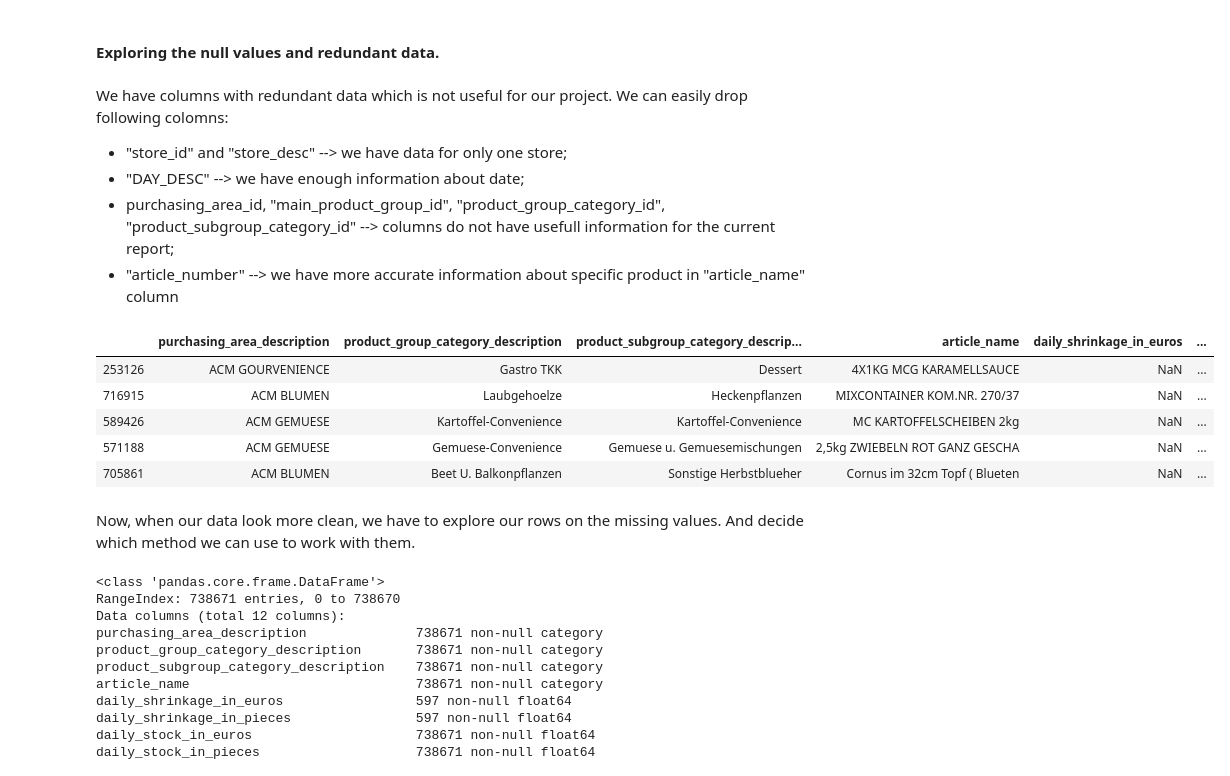
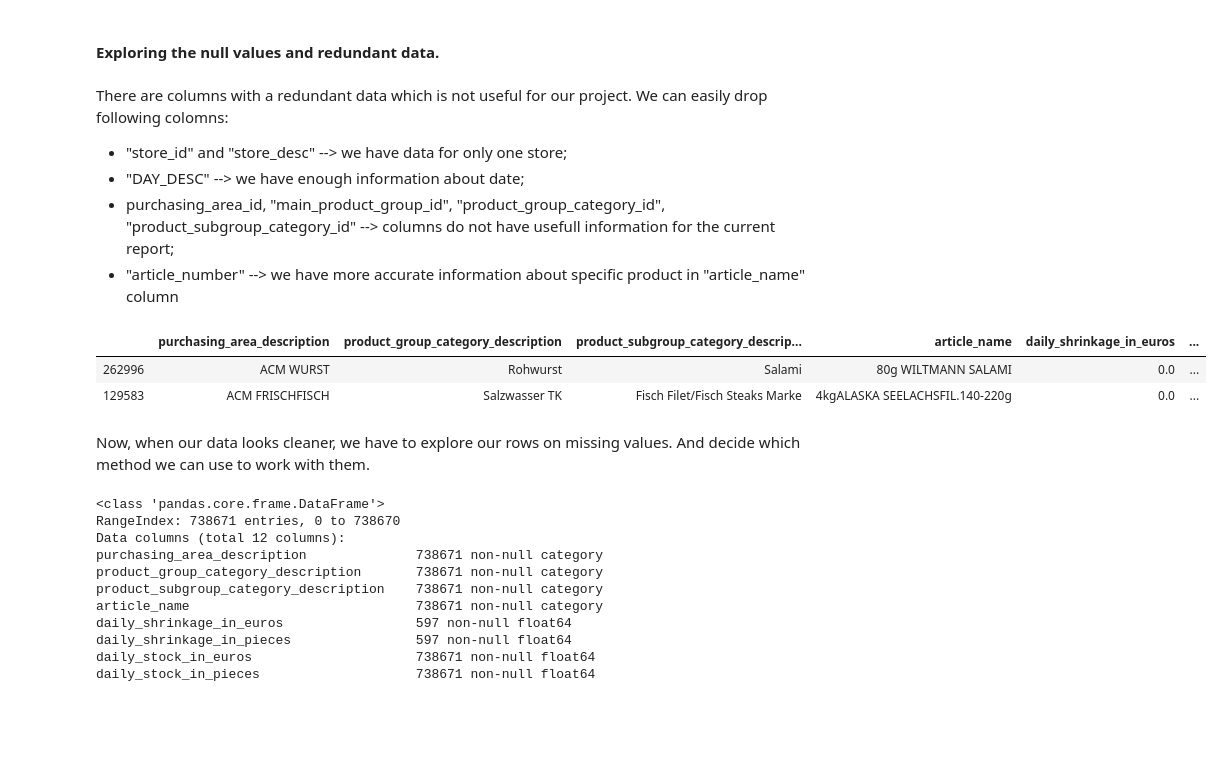
Before and after one commit to irina-baeva/retail-ds-project, a Jupyter notebook: metro_project_irina_baeva.ipynb, the cells around one changed output. Drawn from its saved outputs; the diff is of its cells as text; code cells hidden in the pictures; blank space fills up the shorter version.

```diff
--- a/metro_project_irina_baeva.ipynb
+++ b/metro_project_irina_baeva.ipynb
@@ -256,7 +253,7 @@ As a result of this part, we fixed types of data, but we have some data which is
 # %% [markdown]
 #### Exploring the null values and redundant data.
 # %% [markdown]
-We have columns with redundant data which is not useful for our project. We can easily drop following colomns:
+There are columns with a redundant data which is not useful for our project. We can easily drop following colomns:
 - "store_id" and "store_desc" --> we have data for only one store;
 - "DAY_DESC" --> we have enough information about date;
 - purchasing_area_id, "main_product_group_id", "product_group_category_id", "product_subgroup_category_id" --> columns do not have usefull information for the current report;
@@ -264,16 +261,13 @@ We have columns with redundant data which is not useful for our project. We can
 # %%
 df = df.drop(["store_id","store_desc","DAY_DESC", "purchasing_area_id","main_product_group_id", "product_group_category_id","article_number", "product_subgroup_category_id"], axis = 1)
 # %%
-df.sample(5)
+df.sample(2)
 # %% [output]
 |  | purchasing_area_description | product_group_category_description | product_subgroup_category_descrip... | article_name | daily_shrinkage_in_euros | ... |
-| 253126 | ACM GOURVENIENCE | Gastro TKK | Dessert | 4X1KG MCG KARAMELLSAUCE | NaN | ... |
-| 716915 | ACM BLUMEN | Laubgehoelze | Heckenpflanzen | MIXCONTAINER KOM.NR. 270/37 | NaN | ... |
-| 589426 | ACM GEMUESE | Kartoffel-Convenience | Kartoffel-Convenience | MC KARTOFFELSCHEIBEN 2kg | NaN | ... |
-| 571188 | ACM GEMUESE | Gemuese-Convenience | Gemuese u. Gemuesemischungen | 2,5kg ZWIEBELN ROT GANZ GESCHA | NaN | ... |
-| 705861 | ACM BLUMEN | Beet U. Balkonpflanzen | Sonstige Herbstblueher | Cornus im 32cm Topf ( Blueten | NaN | ... |
+| 262996 | ACM WURST | Rohwurst | Salami | 80g WILTMANN SALAMI | 0.0 | ... |
+| 129583 | ACM FRISCHFISCH | Salzwasser TK | Fisch Filet/Fisch Steaks Marke | 4kgALASKA SEELACHSFIL.140-220g | 0.0 | ... |
 # %% [markdown]
-Now, when our data look more clean, we have to explore our rows on the missing values. And decide which method we can use to work with them.
+Now, when our data looks cleaner, we have to explore our rows on missing values. And decide which method we can use to work with them.
 # %%
 df.info()
 # %% [output]
```
Also changed, not shown: parts of 37 cells of this notebook, 1 other file.
